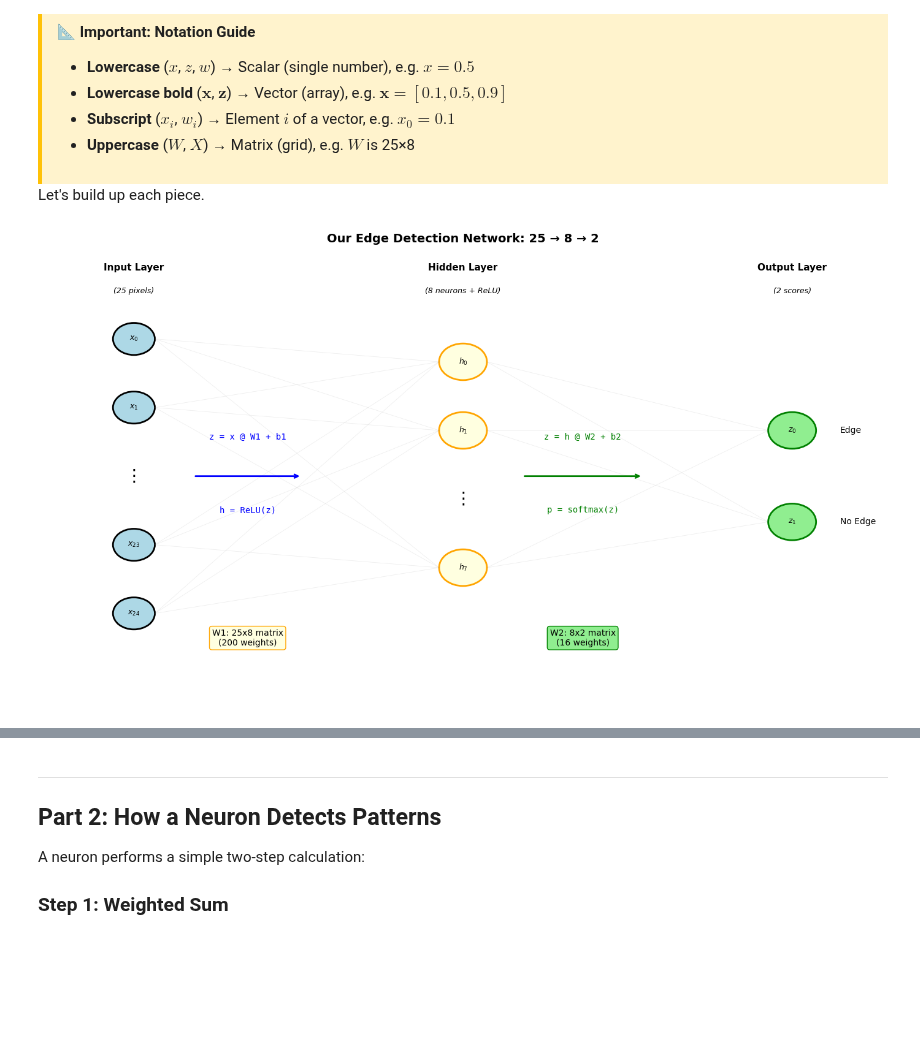
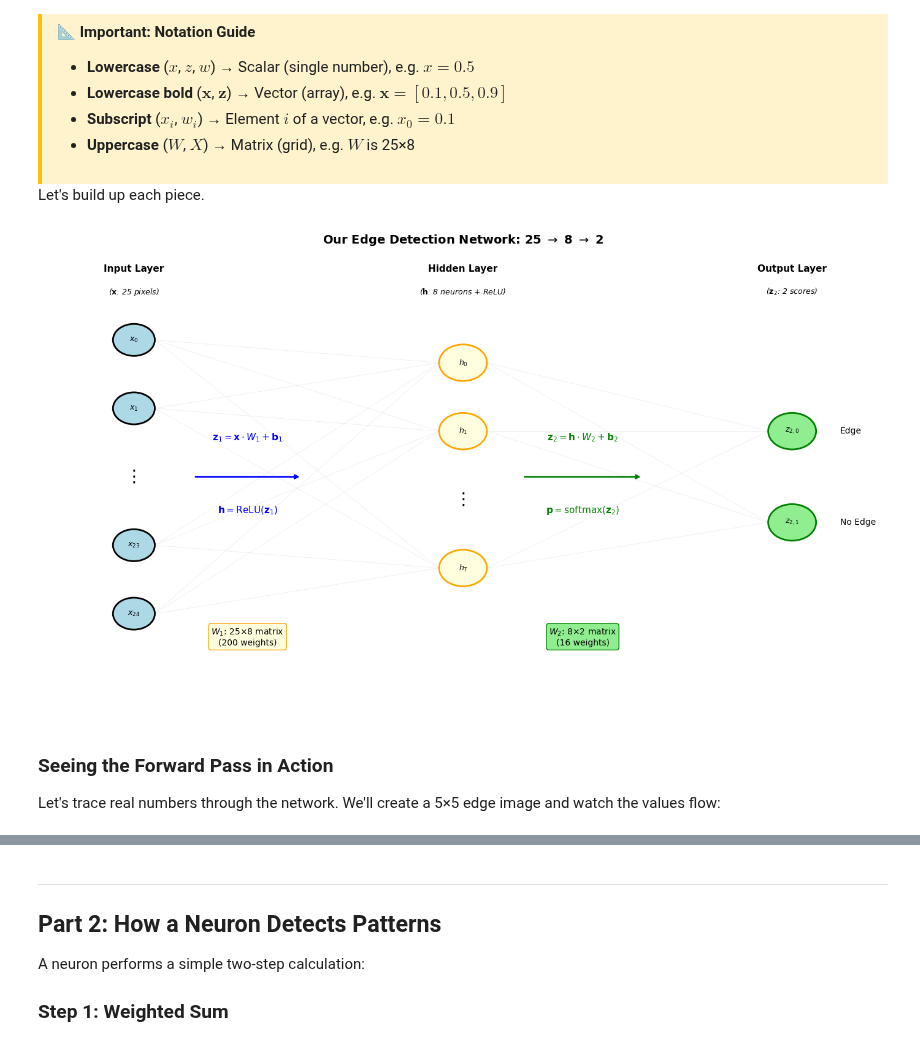
Before and after one commit to snowch/snowch.github.io, a Jupyter notebook: nn_tutorial_blog.ipynb, the cells around one changed output, grey strips where cells are left out. Saved outputs shown, nothing was run; the diff lists cells and outputs as text; code cells hidden in the pictures; blank space fills up the shorter version.

```diff
--- a/nn_tutorial_blog.ipynb
+++ b/nn_tutorial_blog.ipynb
@@ -84,11 +84,14 @@ Our neural network will:
 Let's build up each piece.
 # %%
 # Network architecture diagram with nodes and connections
+import matplotlib.pyplot as plt
+plt.rcParams['text.usetex'] = False  # Use mathtext instead (more compatible)
+
 fig, ax = plt.subplots(figsize=(14, 8))
 ax.set_xlim(0, 14)
 ax.set_ylim(0, 10)
 ax.axis('off')
-ax.set_title('Our Edge Detection Network: 25 → 8 → 2', fontsize=14, fontweight='bold')
+ax.set_title(r'Our Edge Detection Network: 25 $\rightarrow$ 8 $\rightarrow$ 2', fontsize=14, fontweight='bold')
 
 # Define layer positions
 input_x = 1.5
@@ -97,10 +100,10 @@ output_x = 12.5
 
 # Input layer - show subset of 25 nodes
 input_ys = [8, 6.5, 5, 3.5, 2]
-input_labels = ['$x_0$', '$x_1$', '...', '$x_{23}$', '$x_{24}$']
+input_labels = [r'$x_0$', r'$x_1$', '...', r'$x_{23}$', r'$x_{24}$']
 
 ax.text(input_x, 9.5, 'Input Layer', fontsize=11, fontweight='bold', ha='center')
-ax.text(input_x, 9.0, '(25 pixels)', fontsize=9, ha='center', style='italic')
+ax.text(input_x, 9.0, r'($\mathbf{x}$: 25 pixels)', fontsize=9, ha='center', style='italic')
 
 for y, label in zip(input_ys, input_labels):
     if label == '...':
@@ -110,12 +113,12 @@ for y, label in zip(input_ys, input_labels):
         ax.add_patch(circle)
         ax.text(input_x, y, label, fontsize=9, ha='center', va='center')
 
-# Hidden layer - show subset of 8 nodes
+# Hidden layer - show subset of 8 nodes (elements of h vector)
 hidden_ys = [7.5, 6, 4.5, 3]
-hidden_labels = ['$h_0$', '$h_1$', '...', '$h_7$']
+hidden_labels = [r'$h_0$', r'$h_1$', '...', r'$h_7$']
 
 ax.text(hidden_x, 9.5, 'Hidden Layer', fontsize=11, fontweight='bold', ha='center')
-ax.text(hidden_x, 9.0, '(8 neurons + ReLU)', fontsize=9, ha='center', style='italic')
+ax.text(hidden_x, 9.0, r'($\mathbf{h}$: 8 neurons + ReLU)', fontsize=9, ha='center', style='italic')
 
 for y, label in zip(hidden_ys, hidden_labels):
     if label == '...':
@@ -125,45 +128,49 @@ for y, label in zip(hidden_ys, hidden_labels):
         ax.add_patch(circle)
         ax.text(hidden_x, y, label, fontsize=9, ha='center', va='center')
 
-# Output layer - 2 nodes
+# Output layer - 2 nodes (elements of z2 vector)
 output_ys = [6, 4]
-output_labels = ['$z_0$', '$z_1$']
+output_labels = [r'$z_{2,0}$', r'$z_{2,1}$']
 output_names = ['Edge', 'No Edge']
 
 ax.text(output_x, 9.5, 'Output Layer', fontsize=11, fontweight='bold', ha='center')
-ax.text(output_x, 9.0, '(2 scores)', fontsize=9, ha='center', style='italic')
+ax.text(output_x, 9.0, r'($\mathbf{z}_2$: 2 scores)', fontsize=9, ha='center', style='italic')
 
 for y, label, name in zip(output_ys, output_labels, output_names):
     circle = plt.Circle((output_x, y), 0.4, color='lightgreen', ec='green', linewidth=2)
     ax.add_patch(circle)
     ax.text(output_x, y, label, fontsize=9, ha='center', va='center')
     ax.text(output_x + 0.8, y, name, fontsize=10, ha='left', va='center')
 
 # Draw connections (simplified - just show some)
 for in_y in [8, 6.5, 3.5, 2]:
     for h_y in [7.5, 6, 3]:
         ax.plot([input_x + 0.35, hidden_x - 0.4], [in_y, h_y], 'gray', alpha=0.15, linewidth=0.5)
 
 for h_y in [7.5, 6, 3]:
     for out_y in [6, 4]:
         ax.plot([hidden_x + 0.4, output_x - 0.4], [h_y, out_y], 'gray', alpha=0.15, linewidth=0.5)
 
-# Formula annotations - using plain text
+# Formula annotations - using LaTeX mathtext for bold vectors
 ax.annotate('', xy=(4.3, 5), xytext=(2.5, 5), arrowprops=dict(arrowstyle='->', color='blue', lw=2))
-ax.text(3.4, 5.8, 'z = x @ W1 + b1', fontsize=10, ha='center', color='blue', family='monospace')
-ax.text(3.4, 4.2, 'h = ReLU(z)', fontsize=10, ha='center', color='blue', family='monospace')
+ax.text(3.4, 5.8, r'$\mathbf{z}_1 = \mathbf{x} \cdot W_1 + \mathbf{b}_1$', fontsize=11, ha='center', color='blue')
+ax.text(3.4, 4.2, r'$\mathbf{h} = \mathrm{ReLU}(\mathbf{z}_1)$', fontsize=11, ha='center', color='blue')
 
 ax.annotate('', xy=(10, 5), xytext=(8, 5), arrowprops=dict(arrowstyle='->', color='green', lw=2))
-ax.text(9, 5.8, 'z = h @ W2 + b2', fontsize=10, ha='center', color='green', family='monospace')
-ax.text(9, 4.2, 'p = softmax(z)', fontsize=10, ha='center', color='green', family='monospace')
+ax.text(9, 5.8, r'$\mathbf{z}_2 = \mathbf{h} \cdot W_2 + \mathbf{b}_2$', fontsize=11, ha='center', color='green')
+ax.text(9, 4.2, r'$\mathbf{p} = \mathrm{softmax}(\mathbf{z}_2)$', fontsize=11, ha='center', color='green')
 
 # Weight matrix labels
-ax.text(3.4, 1.3, 'W1: 25x8 matrix\n(200 weights)', fontsize=10, ha='center',
+ax.text(3.4, 1.3, r'$W_1$: 25×8 matrix' + '\n(200 weights)', fontsize=10, ha='center',
         bbox=dict(boxstyle='round', facecolor='lightyellow', ec='orange'))
-ax.text(9, 1.3, 'W2: 8x2 matrix\n(16 weights)', fontsize=10, ha='center',
+ax.text(9, 1.3, r'$W_2$: 8×2 matrix' + '\n(16 weights)', fontsize=10, ha='center',
         bbox=dict(boxstyle='round', facecolor='lightgreen', ec='green'))
 
 plt.tight_layout()
 plt.show()
 # %% [output]
-[figure, old version]
+[figure, new version]
+# %% [markdown]
+### Seeing the Forward Pass in Action
+
+Let's trace real numbers through the network. We'll create a 5×5 edge image and watch the values flow:
```
Also changed, not shown: parts of 1 cell of this notebook, 1 other file.
